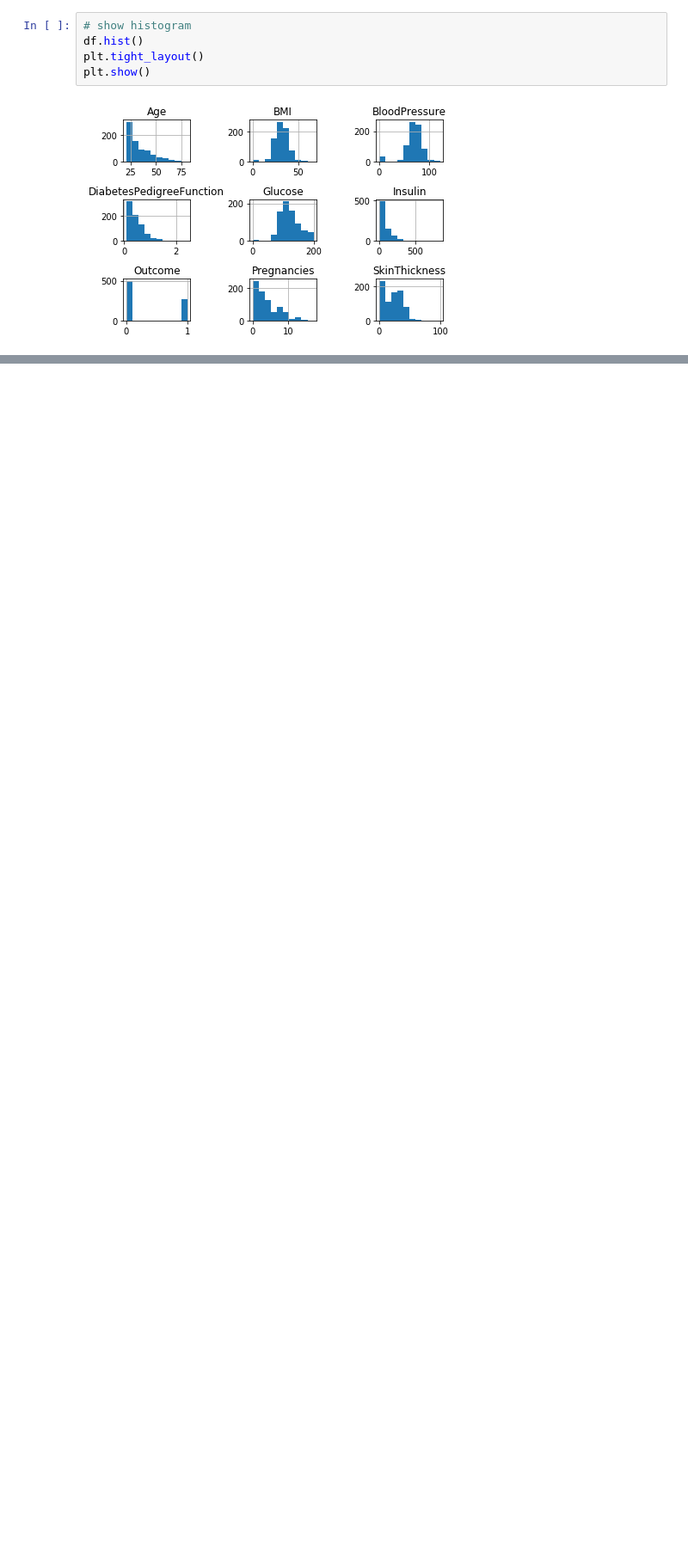
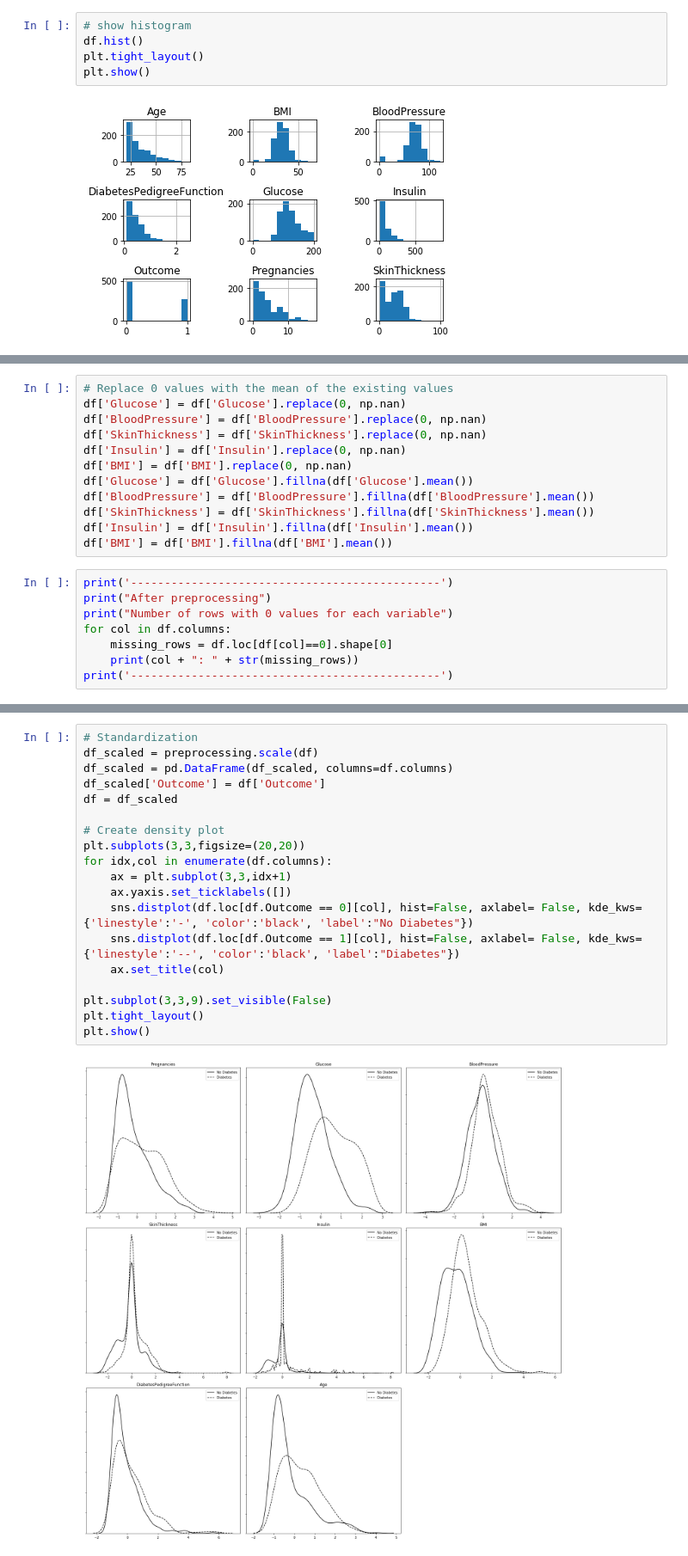
Before and after one commit to hazimgharib21/ai_notebook, a Jupyter notebook: NN/cp2/visualization.ipynb, the cells around one changed output, grey strips where cells are left out. Shown at 86% size. Drawn from its saved outputs; the diff is of its cells as text; blank space fills up the shorter version.

```diff
--- a/NN/cp2/visualization.ipynb
+++ b/NN/cp2/visualization.ipynb
@@ -53,0 +78,20 @@ plt.show()
+# %%
+# Replace 0 values with the mean of the existing values
+df['Glucose'] = df['Glucose'].replace(0, np.nan)
+df['BloodPressure'] = df['BloodPressure'].replace(0, np.nan)
+df['SkinThickness'] = df['SkinThickness'].replace(0, np.nan)
+df['Insulin'] = df['Insulin'].replace(0, np.nan)
+df['BMI'] = df['BMI'].replace(0, np.nan)
+df['Glucose'] = df['Glucose'].fillna(df['Glucose'].mean())
+df['BloodPressure'] = df['BloodPressure'].fillna(df['BloodPressure'].mean())
+df['SkinThickness'] = df['SkinThickness'].fillna(df['SkinThickness'].mean())
+df['Insulin'] = df['Insulin'].fillna(df['Insulin'].mean())
+df['BMI'] = df['BMI'].fillna(df['BMI'].mean())
+# %%
+print('----------------------------------------------')
+print("After preprocessing")
+print("Number of rows with 0 values for each variable")
+for col in df.columns:
+    missing_rows = df.loc[df[col]==0].shape[0]
+    print(col + ": " + str(missing_rows))
+print('----------------------------------------------')
@@ -53,0 +112,21 @@ plt.show()
+# %%
+# Standardization
+df_scaled = preprocessing.scale(df)
+df_scaled = pd.DataFrame(df_scaled, columns=df.columns)
+df_scaled['Outcome'] = df['Outcome']
+df = df_scaled
+
+# Create density plot
+plt.subplots(3,3,figsize=(20,20))
+for idx,col in enumerate(df.columns):
+    ax = plt.subplot(3,3,idx+1)
+    ax.yaxis.set_ticklabels([])
+    sns.distplot(df.loc[df.Outcome == 0][col], hist=False, axlabel= False, kde_kws={'linestyle':'-', 'color':'black', 'label':"No Diabetes"})
+    sns.distplot(df.loc[df.Outcome == 1][col], hist=False, axlabel= False, kde_kws={'linestyle':'--', 'color':'black', 'label':"Diabetes"})
+    ax.set_title(col)
+
+plt.subplot(3,3,9).set_visible(False)
+plt.tight_layout()
+plt.show()
+# %% [output]
+[figure, added]
```
Also changed, not shown: parts of 3 cells of this notebook, 14 other files.
